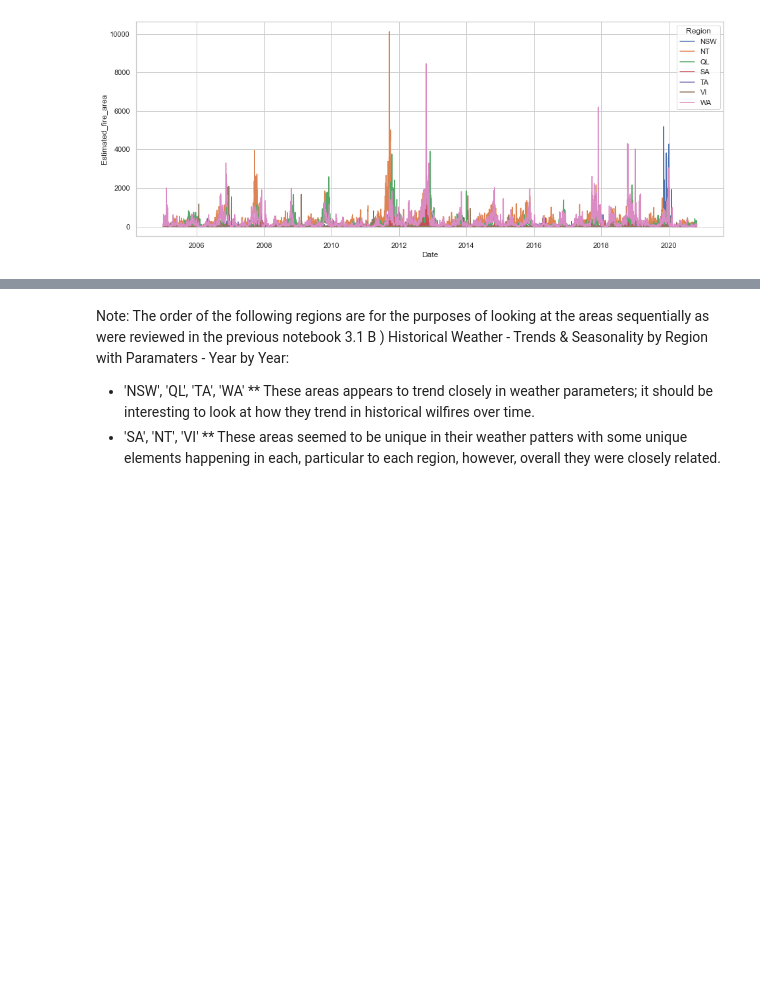
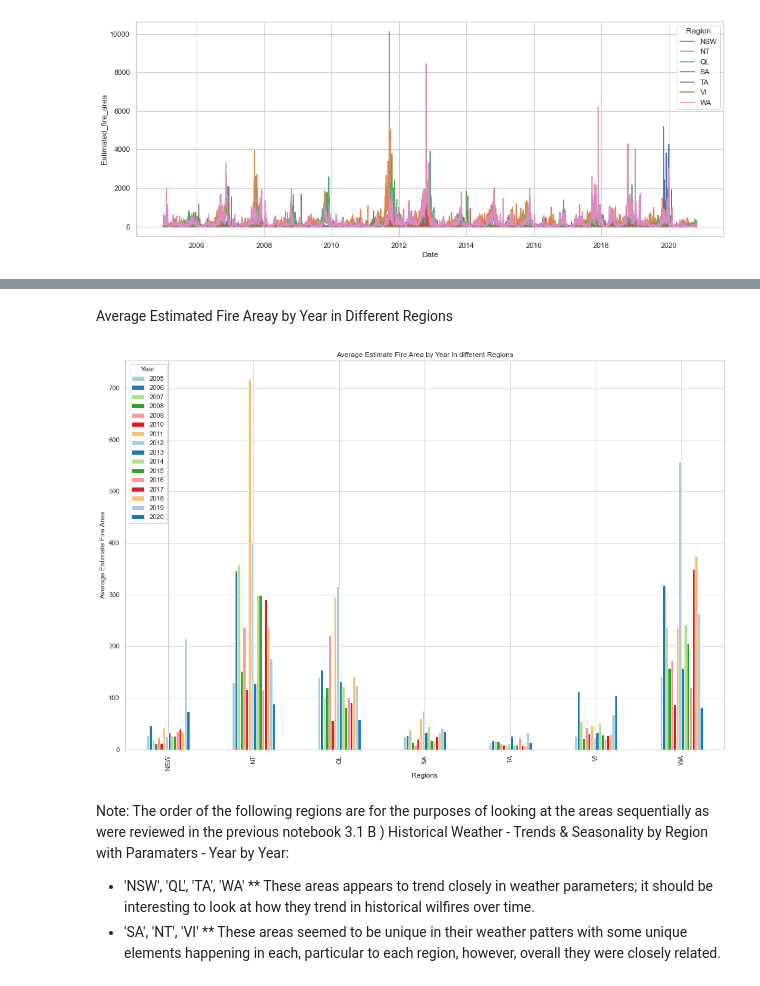
Before and after one commit to ElenaE873/WildfiresAustralia_CallforCode2020, a Jupyter notebook: Trends & Seasonality/3.1 C - 1) EDA - Historical Wildfires - Mean Estimated FIre Area - Trends & Seasonality Year by Year and Regions.ipynb, the cells around one changed output, grey strips where cells are left out. Saved outputs shown, nothing was run; the diff lists cells and outputs as text; code cells hidden in the pictures; blank space fills up the shorter version.

```diff
--- a/Trends & Seasonality/3.1 C - 1) EDA - Historical Wildfires - Mean Estimated FIre Area - Trends & Seasonality Year by Year and Regions.ipynb
+++ b/Trends & Seasonality/3.1 C - 1) EDA - Historical Wildfires - Mean Estimated FIre Area - Trends & Seasonality Year by Year and Regions.ipynb
@@ -81,3 +141,22 @@ g = sns.lineplot(x="Date", y="Estimated_fire_area",hue='Region', data=wildfires_
+# %% [markdown]
+Average Estimated Fire Areay by Year in Different Regions
+# %%
+month_wise = fire_areas.copy()
+month_wise['month'] = month_wise['Date'].dt.strftime('%Y %m')
+month_wise = month_wise.sort_values(by=['Region', 'Date']).reset_index(drop=True)
+month_wise = month_wise.groupby(['Region', 'year'])[['Estimated_fire_area']].mean().reset_index()
+month_wise = month_wise.pivot(index='Region', columns='year', values='Estimated_fire_area').fillna(0).reset_index()
+month_wise.set_index('Region', inplace=True)
+
+# month_wise.plot(kind="bar", stacked=True, figsize=(16,14)).legend(loc='upper left', title="Regions")
+colors = sns.color_palette("Paired", 7)
+month_wise.plot(kind="bar", figsize=(18, 12), color=colors).legend(loc='upper left', title="Year")
+plt.title("Average Estimate Fire Area by Year in different Regions")
+plt.xlabel("Regions")
+plt.ylabel("Average Estimate Fire Area")
+plt.show()
+# %% [output]
+[figure, added]
 # %% [markdown]
 Note:
 The order of the following regions are for the purposes of looking at the areas sequentially as were reviewed in the previous notebook 3.1 B )  Historical Weather - Trends & Seasonality by Region with Paramaters - Year by Year:
```
Also changed, not shown: parts of 20 cells of this notebook.
